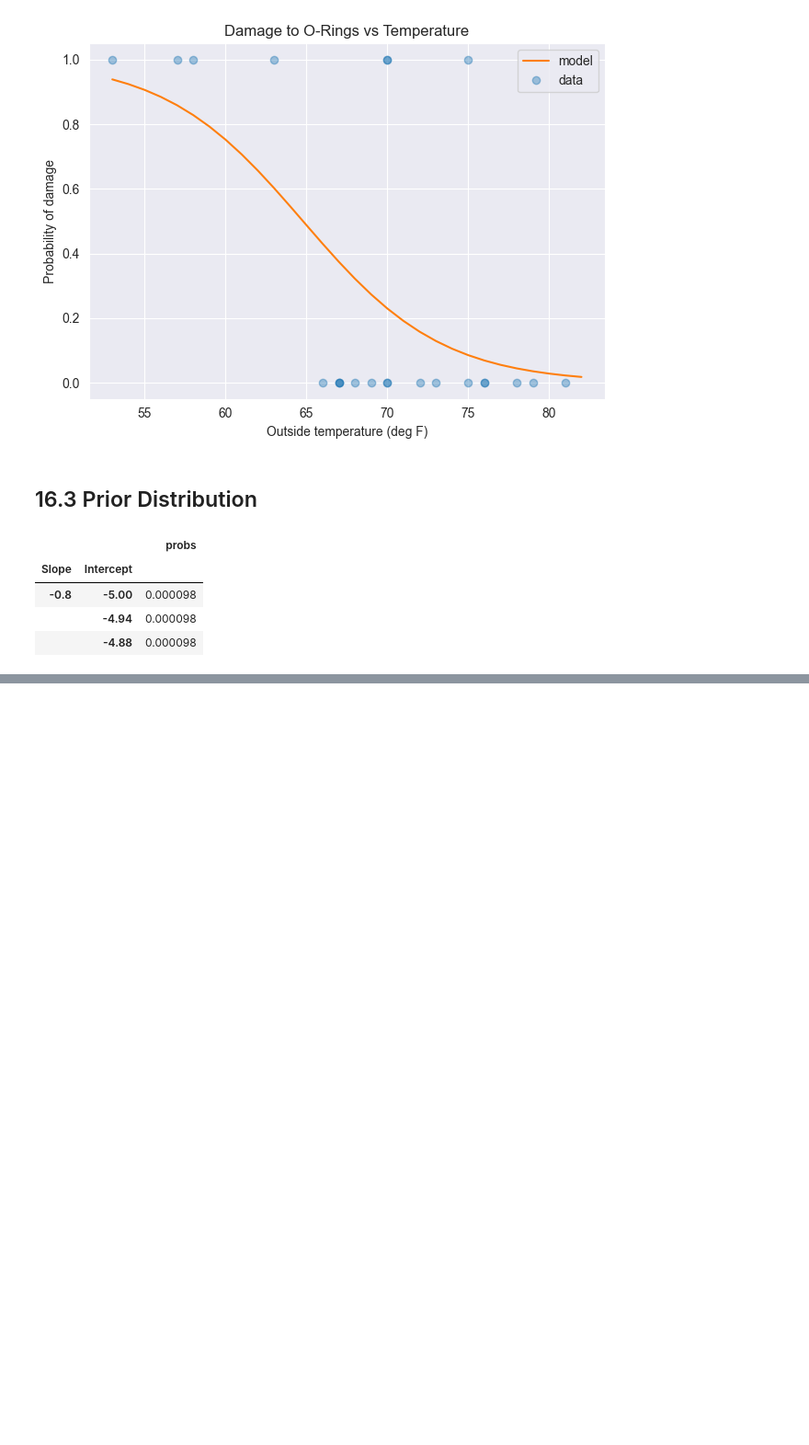
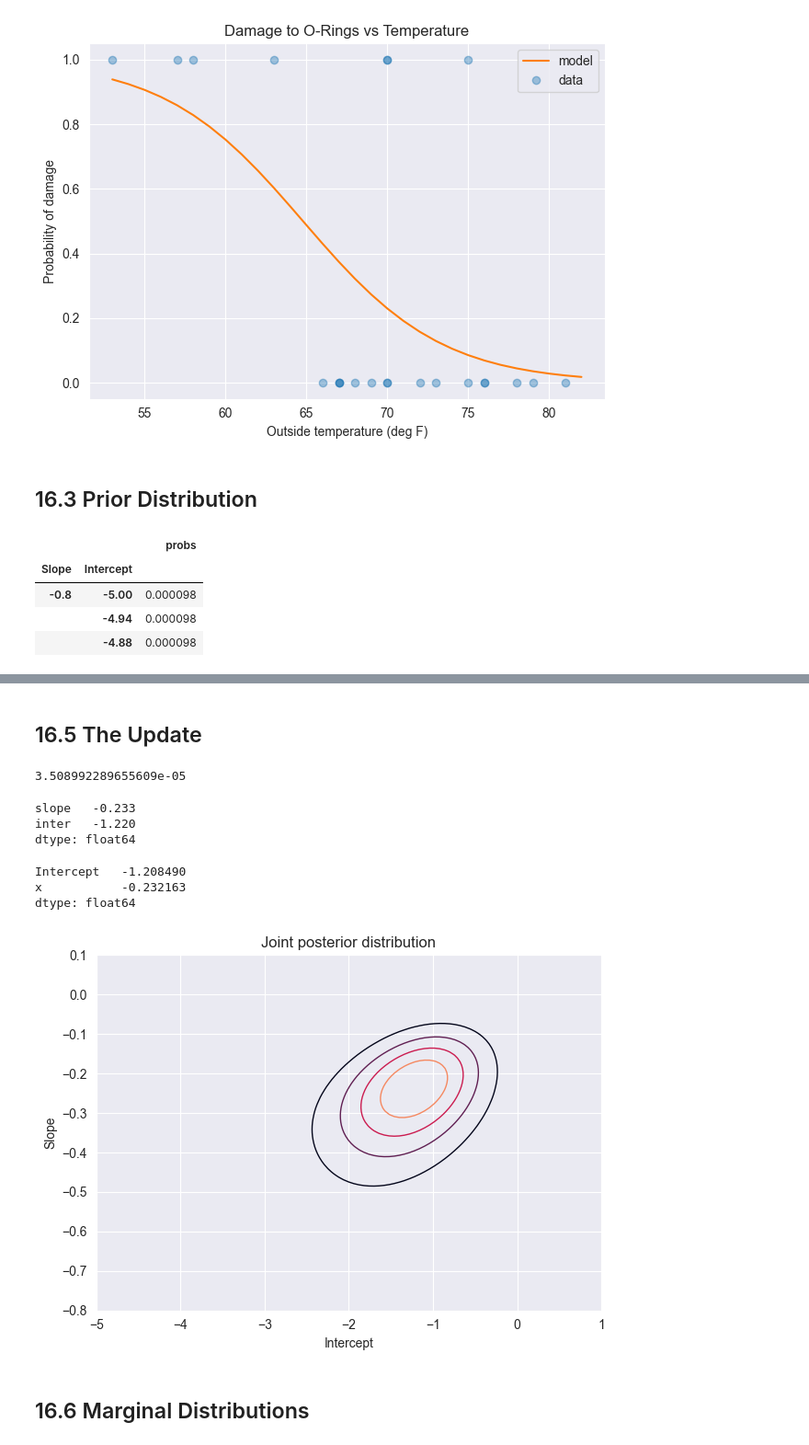
Before and after one commit to Xupeiyi/think-bayes, a Jupyter notebook: chapter16.ipynb, the cells around one changed output, grey strips where cells are left out. Shown at 92% size. Saved outputs shown, nothing was run; the diff lists cells and outputs as text; code cells hidden in the pictures; blank space fills up the shorter version.

```diff
--- a/chapter16.ipynb
+++ b/chapter16.ipynb
@@ -112,0 +123,3 @@ joint_pmf.head()
+# %%
+grouped = data.groupby('x')['y'].agg(['count', 'sum'])
+grouped.head()
@@ -112,0 +134,41 @@ joint_pmf.head()
+# %%
+ns = grouped['count']
+ks = grouped['sum']
+xs = grouped.index
+ps = expit(inter + slope * xs)
+# %%
+likelihood = joint_pmf.copy()
+for slope, inter in joint_pmf.index:
+    ps = expit(inter + slope * xs)
+    likes = binom.pmf(ks, ns, ps)
+    likelihood[slope, inter] = likes.prod()
+# %% [markdown]
+## 16.5 The Update
+# %%
+posterior_pmf = joint_pmf * likelihood
+posterior_pmf.normalize()
+# %% [output]
+3.508992289655609e-05
+# %%
+pd.Series(
+    posterior_pmf.max_prob(),
+    index=['slope', 'inter']
+)
+# %% [output]
+slope   -0.233
+inter   -1.220
+dtype: float64
+# %%
+results.params
+# %% [output]
+Intercept   -1.208490
+x           -0.232163
+dtype: float64
+# %%
+joint_posterior = posterior_pmf.unstack()
+plot_contour(joint_posterior)
+decorate(title='Joint posterior distribution')
+# %% [output]
+[figure, added]
+# %% [markdown]
+## 16.6 Marginal Distributions
```
Also changed, not shown: parts of 23 cells of this notebook.
